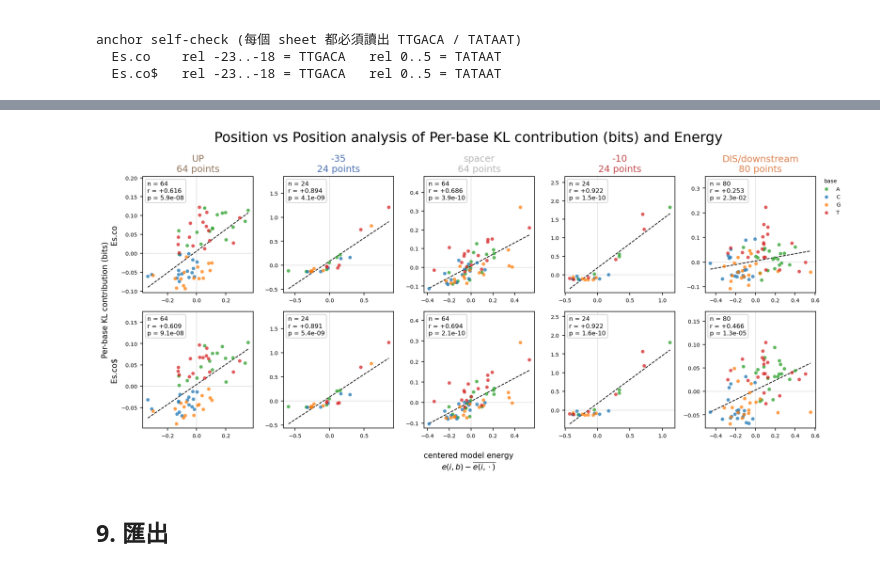
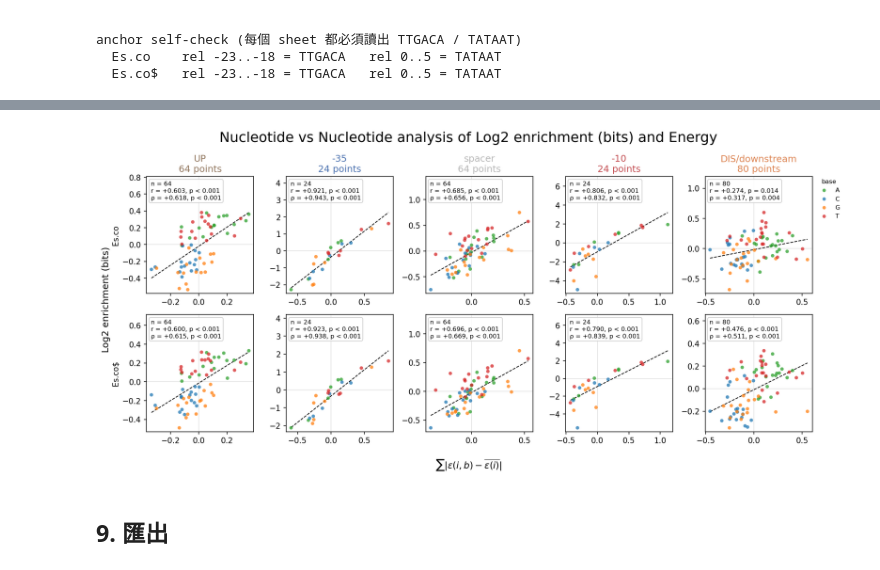
Before and after one commit to KellyLiao1023/Whole-model, a Jupyter notebook: MS2_Data_PyTorch/scripts/Model_CorePromoter_energy_vs_conservation.ipynb, the cells around one changed output, grey strips where cells are left out. Cells and saved outputs as stored; diff of their text form; code cells hidden in the pictures.

Commit message:
1.add nucleotide-level log2 enrichment use 2.permutation-based Spearman tests and document statistical methods 3.refine figure style

```diff
--- a/MS2_Data_PyTorch/scripts/Model_CorePromoter_energy_vs_conservation.ipynb
+++ b/MS2_Data_PyTorch/scripts/Model_CorePromoter_energy_vs_conservation.ipynb
@@ -508,6 +515,7 @@ def build_per_base(position_df, background):
                 "freq": f,
                 "letter_height": f * float(row["IC_bits"]),
                 "kl_contrib": f * np.log2(f / bg[b]) if f > 0 else 0.0,
+                "log2_enrichment": np.log2(f / bg[b]) if f > 0 else np.nan,
             })
     return pd.DataFrame(records)
 
@@ -522,6 +530,9 @@ print(per_base_df.groupby("sheet").agg(
     letter_height_max=("letter_height", "max"),
     kl_contrib_min=("kl_contrib", "min"),
     kl_contrib_max=("kl_contrib", "max"),
+    log2_enrichment_nan=("log2_enrichment", lambda s: int(s.isna().sum())),
+    log2_enrichment_min=("log2_enrichment", "min"),
+    log2_enrichment_max=("log2_enrichment", "max"),
 ).round(3))
 # %% [output]
           n  energy_centered_min  energy_centered_max  letter_height_max  \
@@ -857,9 +962,9 @@ plot_by_element("position", "KL_bits", "KL divergence (bits)",
 # %%
 # 圖 3
-plot_by_element("perbase", "kl_contrib", "Per-base KL contribution (bits)",
-                f"EnergyVsKL_perbase_byElement_Ecoli_sp{SPACER}");
+plot_by_element("perbase", "log2_enrichment", "Log2 enrichment (bits)",
+                f"EnergyVsLog2Enrichment_perbase_byElement_Ecoli_sp{SPACER}");
 # %% [output]
-[figure, old version]
+[figure, new version]
 # %% [markdown]
 ## 9. 匯出
 # %%
```
Also changed, not shown: parts of 11 cells of this notebook.
